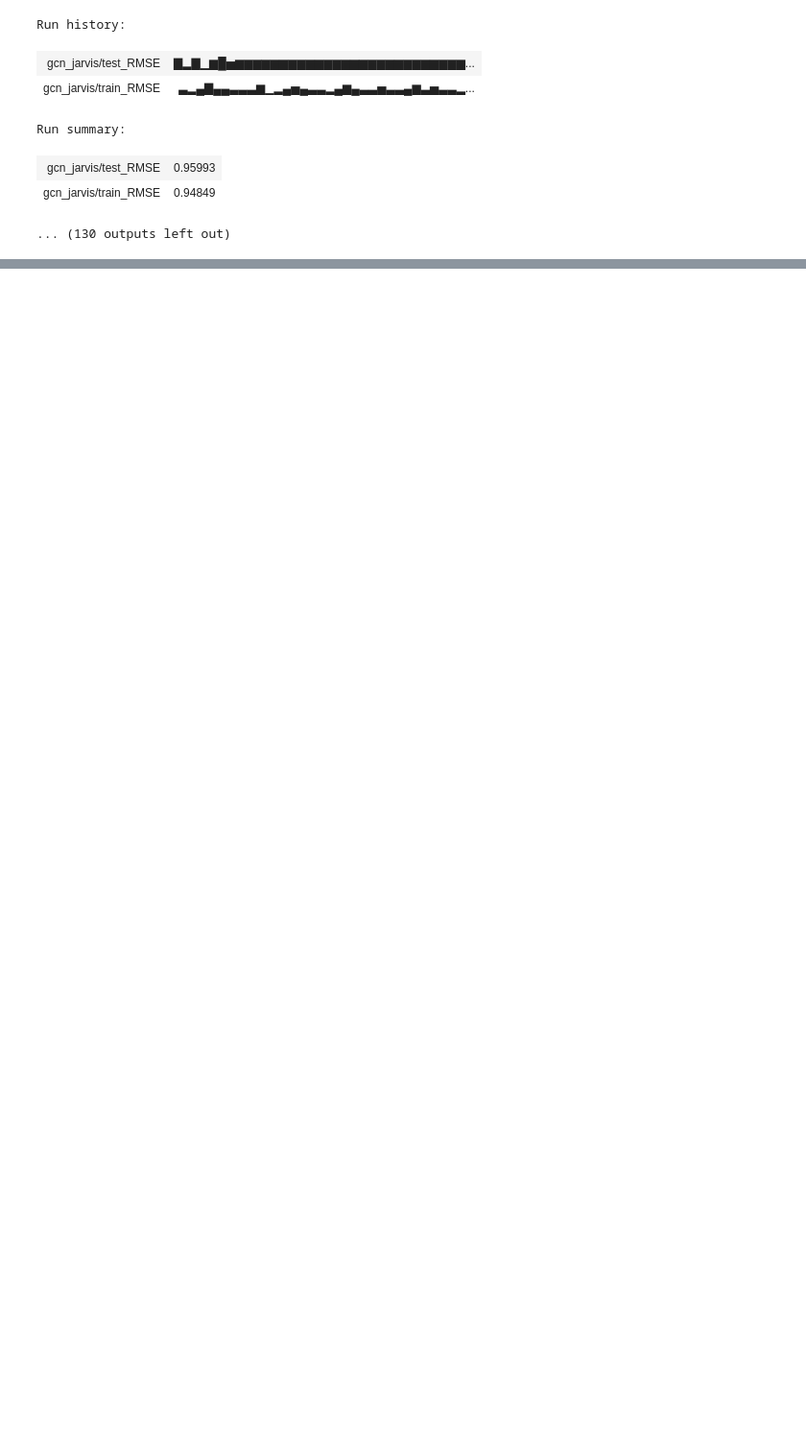
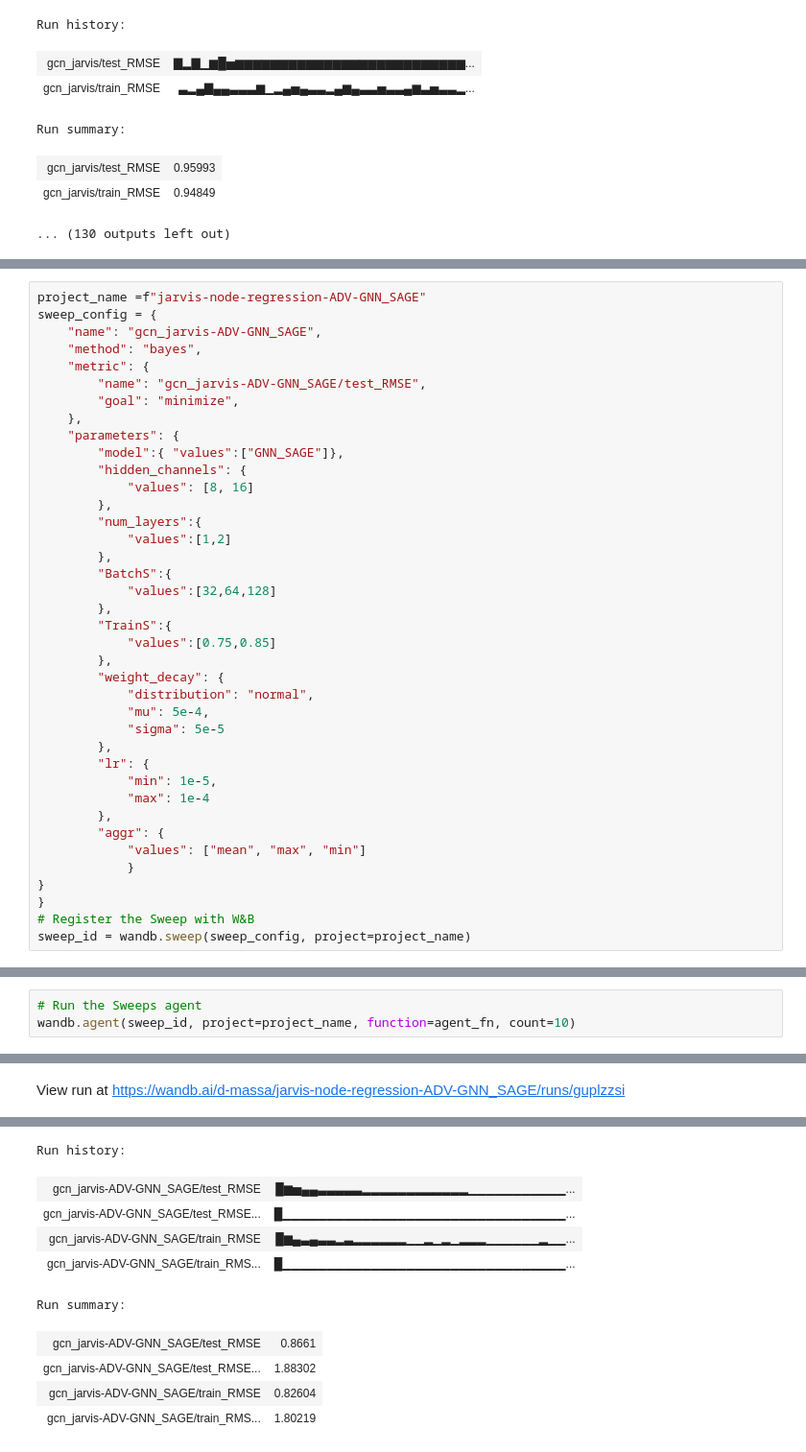
Before and after one commit to d-massa/Graph_Predictor_Crystals, a Jupyter notebook: test.ipynb, the cells around one changed output, grey strips where cells are left out. Shown: that part at 96% size. Cells and saved outputs as stored; diff of their text form; blank space fills up the shorter version.

```diff
--- a/test.ipynb
+++ b/test.ipynb
@@ -544,0 +686,39 @@ Run summary:
+# %%
+project_name =f"jarvis-node-regression-ADV-GNN_SAGE"
+sweep_config = {
+    "name": "gcn_jarvis-ADV-GNN_SAGE",
+    "method": "bayes",
+    "metric": {
+        "name": "gcn_jarvis-ADV-GNN_SAGE/test_RMSE",
+        "goal": "minimize",
+    },
+    "parameters": {
+        "model":{ "values":["GNN_SAGE"]},
+        "hidden_channels": {
+            "values": [8, 16]
+        },
+        "num_layers":{
+            "values":[1,2]
+        },
+        "BatchS":{
+            "values":[32,64,128]
+        },
+        "TrainS":{
+            "values":[0.75,0.85]
+        },
+        "weight_decay": {
+            "distribution": "normal",
+            "mu": 5e-4,
+            "sigma": 5e-5
+        },
+        "lr": {
+            "min": 1e-5,
+            "max": 1e-4
+        },
+        "aggr": {
+            "values": ["mean", "max", "min"]
+            }
+}
+}
+# Register the Sweep with W&B
+sweep_id = wandb.sweep(sweep_config, project=project_name)
@@ -544,0 +728,4 @@ Run summary:
+# %%
+# Run the Sweeps agent
+wandb.agent(sweep_id, project=project_name, function=agent_fn, count=10)
+# %% [output]
@@ -544,0 +747 @@ Run summary:
+View run at https://wandb.ai/d-massa/jarvis-node-regression-ADV-GNN_SAGE/runs/guplzzsi
@@ -544,0 +749,10 @@ Run summary:
+Run history:
+| gcn_jarvis-ADV-GNN_SAGE/test_RMSE | █▆▅▄▄▃▃▃▃▃▂▂▂▂▂▂▂▂▂▂▂▂▁▁▁▁▁▁▁▁▁▁▁... |
+| gcn_jarvis-ADV-GNN_SAGE/test_RMSE... | █▁▁▁▁▁▁▁▁▁▁▁▁▁▁▁▁▁▁▁▁▁▁▁▁▁▁▁▁▁▁▁▁... |
+| gcn_jarvis-ADV-GNN_SAGE/train_RMSE | █▆▄▃▄▃▃▂▃▂▂▂▂▂▂▁▁▂▁▂▁▂▂▂▁▁▁▁▁▁▂▁▁... |
+| gcn_jarvis-ADV-GNN_SAGE/train_RMS... | █▁▁▁▁▁▁▁▁▁▁▁▁▁▁▁▁▁▁▁▁▁▁▁▁▁▁▁▁▁▁▁▁... |
+Run summary:
+| gcn_jarvis-ADV-GNN_SAGE/test_RMSE | 0.8661 |
+| gcn_jarvis-ADV-GNN_SAGE/test_RMSE... | 1.88302 |
+| gcn_jarvis-ADV-GNN_SAGE/train_RMSE | 0.82604 |
+| gcn_jarvis-ADV-GNN_SAGE/train_RMS... | 1.80219 |
```
Also changed, not shown: parts of 13 cells of this notebook.
